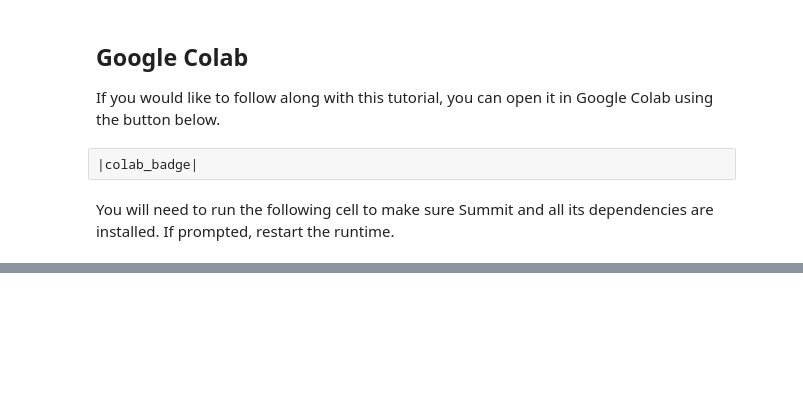
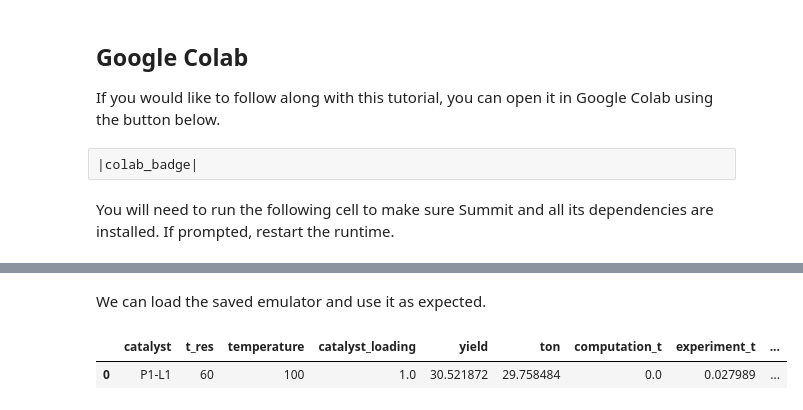
Before and after one commit to sustainable-processes/summit, a Jupyter notebook: docs/source/experiments_benchmarks/new_benchmarks.ipynb, the cells around one changed output, grey strips where cells are left out. Drawn from its saved outputs; the diff is of its cells as text; code cells hidden in the pictures; blank space fills up the shorter version.

```diff
--- a/docs/source/experiments_benchmarks/new_benchmarks.ipynb
+++ b/docs/source/experiments_benchmarks/new_benchmarks.ipynb
@@ -124,0 +178,8 @@ Now we have a benchmark that can accept conditions and predict the yield and TON
+# %% [markdown]
+We can load the saved emulator and use it as expected.
+# %%
+emul_new = ExperimentalEmulator.load(model_name="my_reizman", save_dir="emulators_tutorial")
+emul_new.run_experiments(conditions)
+# %% [output]
+|  | catalyst | t_res | temperature | catalyst_loading | yield | ton | computation_t | experiment_t | ... |
+| 0 | P1-L1 | 60 | 100 | 1.0 | 30.521872 | 29.758484 | 0.0 | 0.027989 | ... |
```
Also changed, not shown: parts of 31 cells of this notebook, 2 other files.
